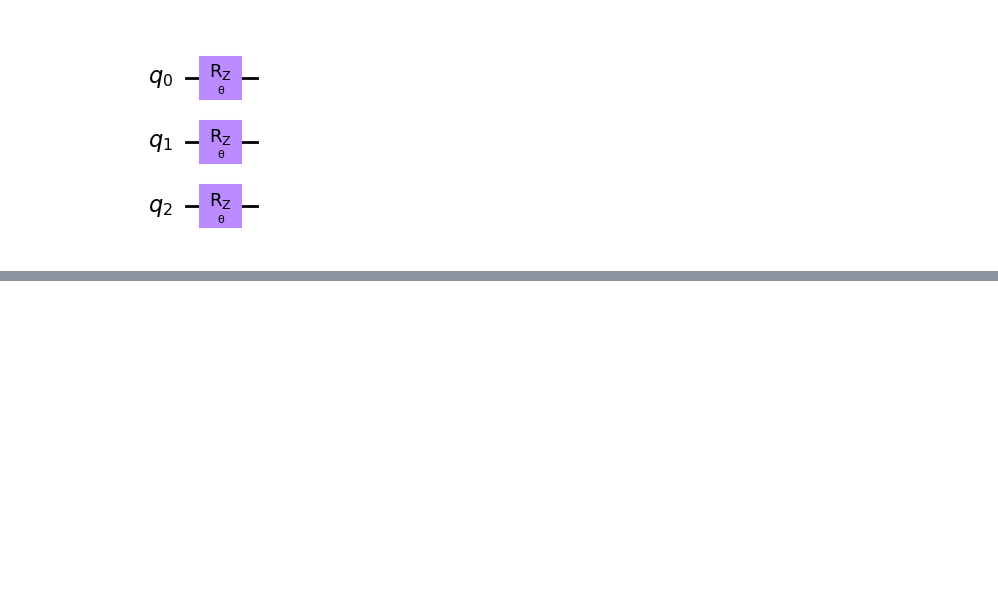
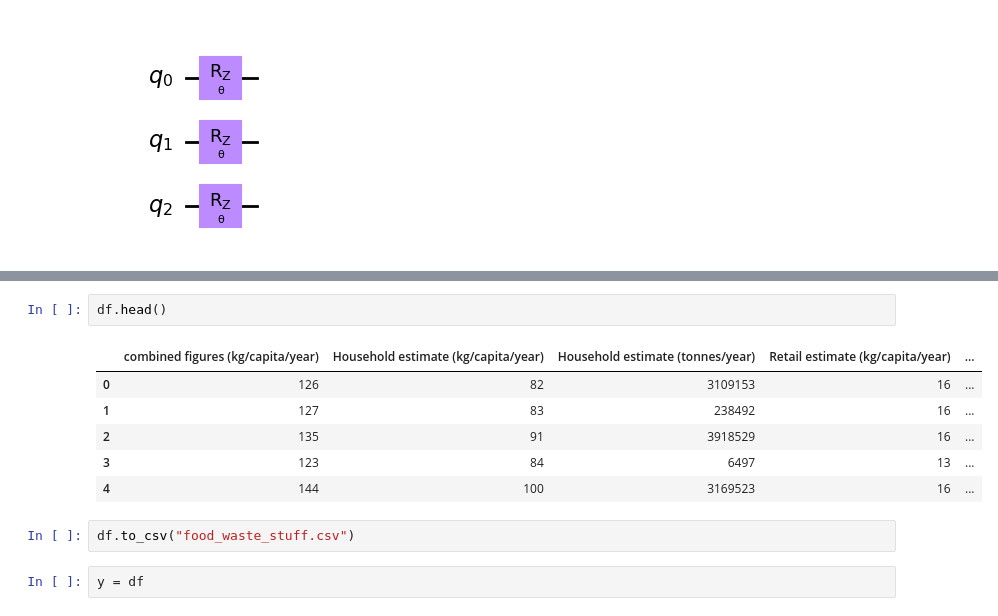
Before and after one commit to alikhan37544/Quadrivium-repo-Quantathon, a Jupyter notebook: Quantum Model/Quantum_model.ipynb, the cells around one changed output, grey strips where cells are left out. Saved outputs shown, nothing was run; the diff lists cells and outputs as text; blank space fills up the shorter version.

```diff
--- a/Quantum Model/Quantum_model.ipynb
+++ b/Quantum Model/Quantum_model.ipynb
@@ -47,0 +93,13 @@ qc.draw(output='mpl')
+# %%
+df.head()
+# %% [output]
+|  | combined figures (kg/capita/year) | Household estimate (kg/capita/year) | Household estimate (tonnes/year) | Retail estimate (kg/capita/year) | ... |
+| 0 | 126 | 82 | 3109153 | 16 | ... |
+| 1 | 127 | 83 | 238492 | 16 | ... |
+| 2 | 135 | 91 | 3918529 | 16 | ... |
+| 3 | 123 | 84 | 6497 | 13 | ... |
+| 4 | 144 | 100 | 3169523 | 16 | ... |
+# %%
+df.to_csv("food_waste_stuff.csv")
+# %%
+y = df
```
Also changed, not shown: parts of 10 cells of this notebook, 3 other files.
